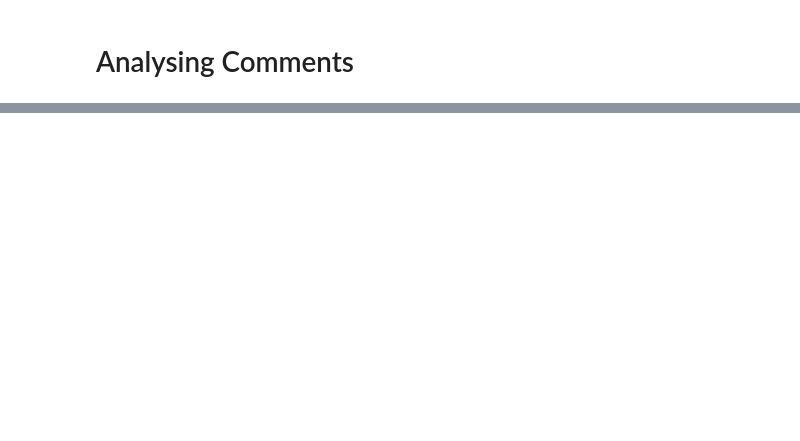
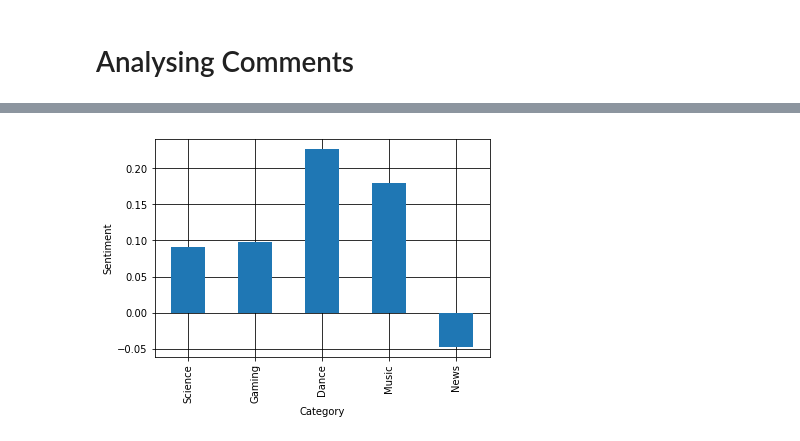
Before and after one commit to SwatiGiri/Youtube_Sentiment_Analysis, a Jupyter notebook: Youtube_comments.ipynb, the cells around one changed output, grey strips where cells are left out. Cells and saved outputs as stored; diff of their text form; code cells hidden in the pictures; blank space fills up the shorter version.

```diff
--- a/Youtube_comments.ipynb
+++ b/Youtube_comments.ipynb
@@ -67,12 +117,0 @@ print(data)
-# %%
-idVideo = "lwop_SAaXmM"
-url = 'https://www.googleapis.com/youtube/v3/commentThreads?part=snippet&videoId='+ idVideo +'&key=' + apiKey + '&maxResults=100'
-print(url)
-
-resp = requests.get(url)
-data = resp.json()
-# file = open("data.json", "w")
-# file.write(json.dumps(data))
-# print("File Written")
-comments = data['items']
-print("Done")
@@ -98,0 +243,8 @@ https://www.googleapis.com/youtube/v3/search?key=AIzaSyDjPvcDLS7pOLG-qg03hheDYom
+# %%
+category_wise_data = pd.DataFrame()
+for cat_name in category_names:
+    compound_mean = channel_wise_data.loc[channel_wise_data["Category"] == cat_name]["Compound"].mean()
+    category_wise_data = category_wise_data.append({"Category": cat_name, "Compound": compound_mean}, ignore_index=True)
+#     category_wise_data = category_wise_data.append(ch)
+
+category_wise_data
@@ -98,0 +263,11 @@ https://www.googleapis.com/youtube/v3/search?key=AIzaSyDjPvcDLS7pOLG-qg03hheDYom
+# %%
+
+category_wise_data.plot(kind="bar", x=category_wise_data["Category"], legend=False, )
+plt.ylabel("Sentiment")
+plt.xlabel("Category")
+plt.grid(True)
+plt.rc('axes', axisbelow=True)
+
+plt.show()
+# %% [output]
+[figure, added]
```
Also changed, not shown: parts of 17 cells of this notebook, 4 other files.
